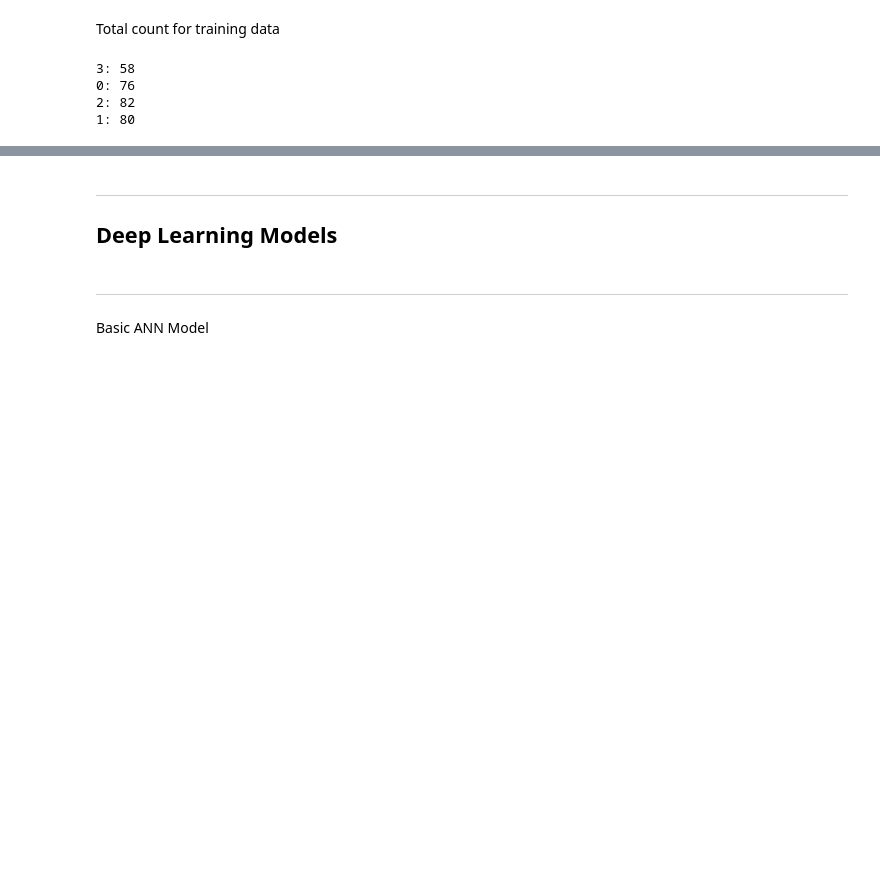
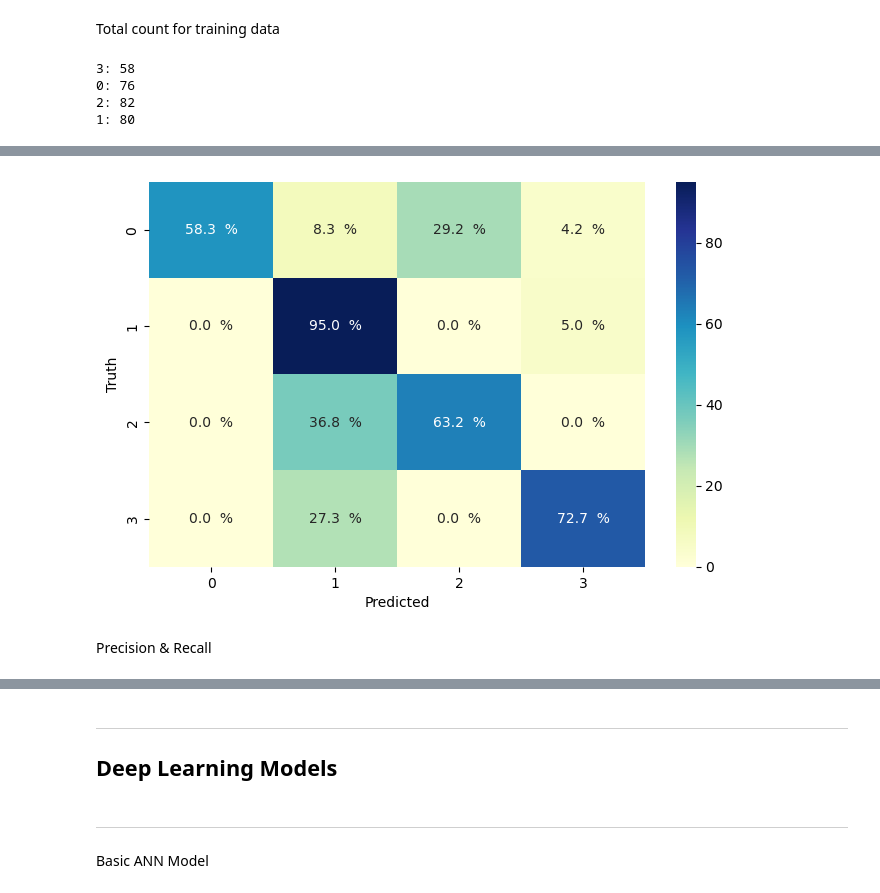
Before and after one commit to hasnaynajmal/oceanvue.buic, a Jupyter notebook: data-preprocessng-sample/100_files_cv.ipynb, the cells around one changed output, grey strips where cells are left out. Drawn from its saved outputs; the diff is of its cells as text; code cells hidden in the pictures; blank space fills up the shorter version.

```diff
--- a/data-preprocessng-sample/100_files_cv.ipynb
+++ b/data-preprocessng-sample/100_files_cv.ipynb
@@ -86,0 +144,17 @@ for category, count in category_count.items():
+# %%
+cm = confusion_matrix(y_test, grid_search.predict(X_test))
+
+cm_percent = cm / cm.sum(axis=1)[:, np.newaxis] * 100
+plt.figure(figsize=(8, 5))
+sn.heatmap(cm_percent, annot=True, fmt=".1f", cmap="YlGnBu")
+plt.xlabel('Predicted')
+plt.ylabel('Truth')
+
+ax = plt.gca()
+for t in ax.texts:
+    t.set_text(t.get_text() + "  %")
+plt.show()
+# %% [output]
+[figure, added]
+# %% [markdown]
+Precision & Recall
```
Also changed, not shown: parts of 12 cells of this notebook, 1 other file.
